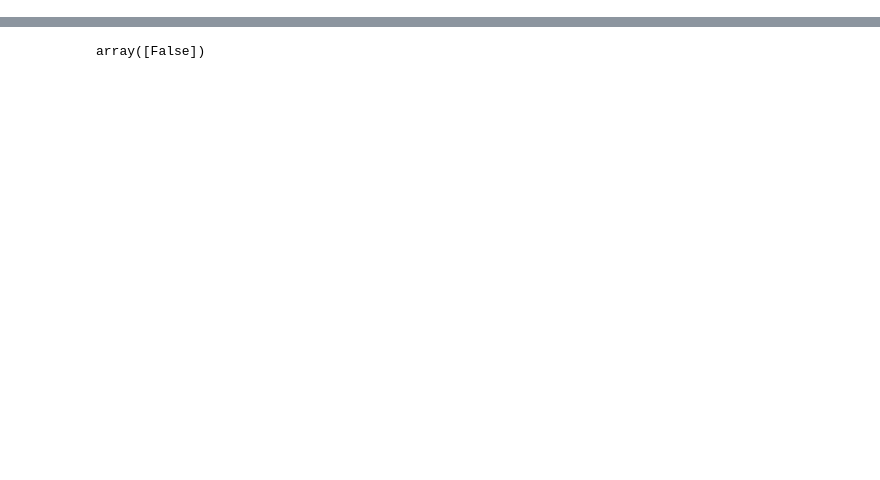
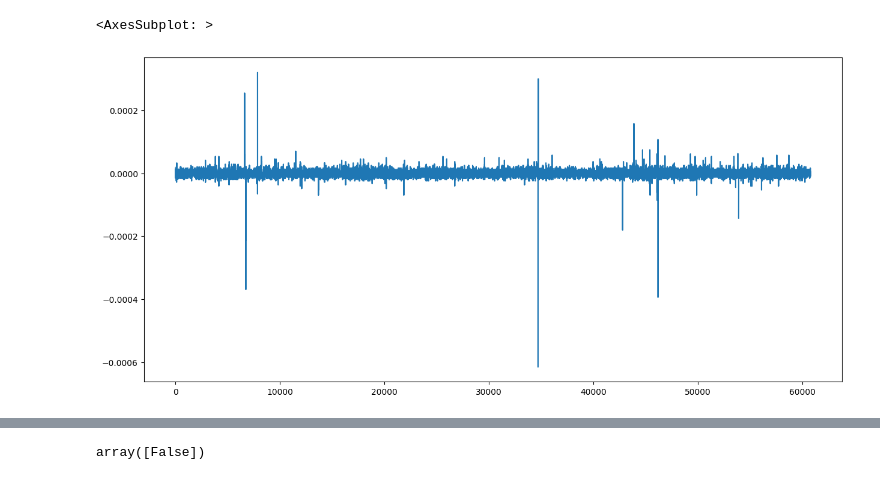
Before and after one commit to kaebry/DSF, a Jupyter notebook: Code/DSFProject.ipynb, the cells around one changed output, grey strips where cells are left out. Saved outputs shown, nothing was run; the diff lists cells and outputs as text; code cells hidden in the pictures; blank space fills up the shorter version.

```diff
--- a/Code/DSFProject.ipynb
+++ b/Code/DSFProject.ipynb
@@ -17,3 +8,11 @@ df = df.reset_index(drop=True)
+# %%
+# select all observation until the end of 2019
+df = df.loc[df["datetime"]<"2019-12-31 23:00:00+01:00"]
+df.drop(columns=["wind_direction", "wind_gust_max_10min", "wind_force_avg_10min", "windchill", "Pegel Zurichsee", "Pegel Obersee", "Pegel Zurichsee", "Pegel Linth", "Pegel Limmat", "Wasser_temp Linth"], inplace=True)
+
+df.rename(columns={"Wädenswil (20cm)": "suction_tension (20cm)", "Wädenswil (40cm)": "suction_tension (40cm)", "Wädenswil (70cm)": "suction_tension (70cm)",
+ "wind_speed_avg_10min": "wind_speed (m/s)", "precipitation": "precipitation (mm)","Abfluss Linth": "inflow_linth (m3/s)",
+                   "Abfluss Limmat": "outflow_limmat (m3/s)"}, inplace=True)
 # %%
 df.info()
 # %% [output]
@@ -37,6 +35,0 @@ memory usage: 11.5+ MB
-# %%
-df.rename(columns={"Wädenswil (20cm)": "suction_tension (20cm)", "Wädenswil (40cm)": "suction_tension (40cm)", "Wädenswil (70cm)": "suction_tension (70cm)",
-                   "wind_gust_max_10min": "wind_gust_max", "wind_speed_avg_10min": "wind_speed", "precipitation": "precipitation (mm)","Abfluss Linth": "inflow_linth",
-                   "Abfluss Limmat": "outflow_limmat"}, inplace=True)
-# %%
-df.drop(columns=["wind_force_avg_10min", "windchill", "Pegel Zurichsee", "Pegel Obersee", "Pegel Zurichsee", "Pegel Linth", "Pegel Limmat", "Wasser_temp Linth"], inplace=True)
@@ -42,0 +46,3 @@ df.drop(columns=["wind_force_avg_10min", "windchill", "Pegel Zurichsee", "Pegel
+# %%
+# update the change rate variable after imputing the water level variable
+df["change_rate"] = df["water_level"].pct_change()
@@ -43,3 +69,8 @@ df.drop(columns=["wind_force_avg_10min", "windchill", "Pegel Zurichsee", "Pegel
+# %%
+df["change_rate"].plot()
+# %% [output]
+<AxesSubplot: >
+[figure, added]
 # %%
 df
 # %% [output]
```
Also changed, not shown: parts of 18 cells of this notebook, 4 other files.
